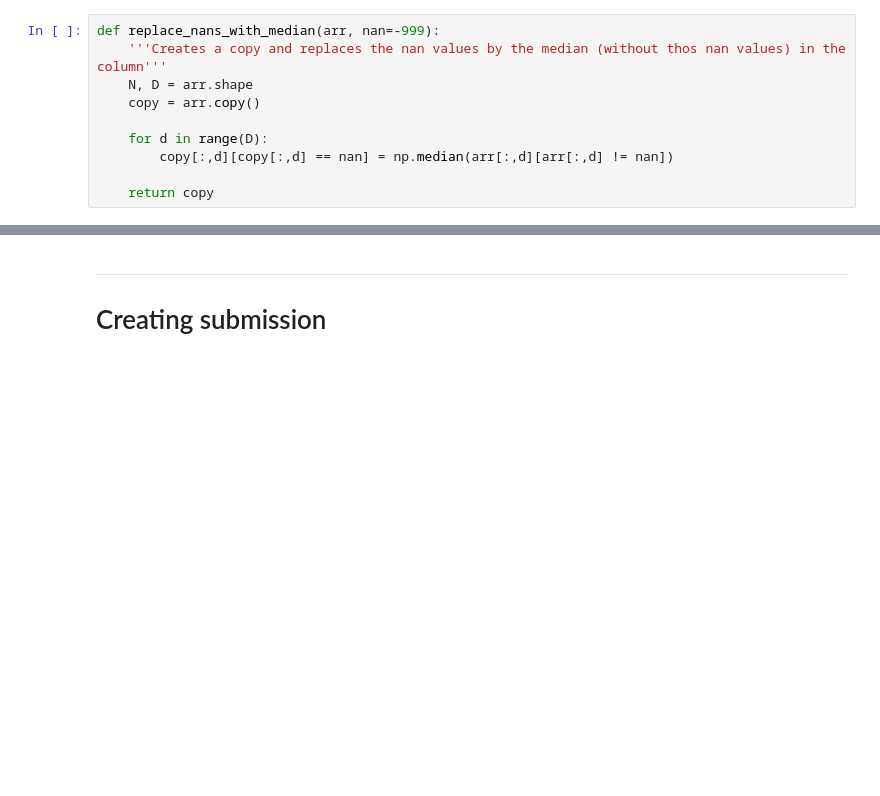
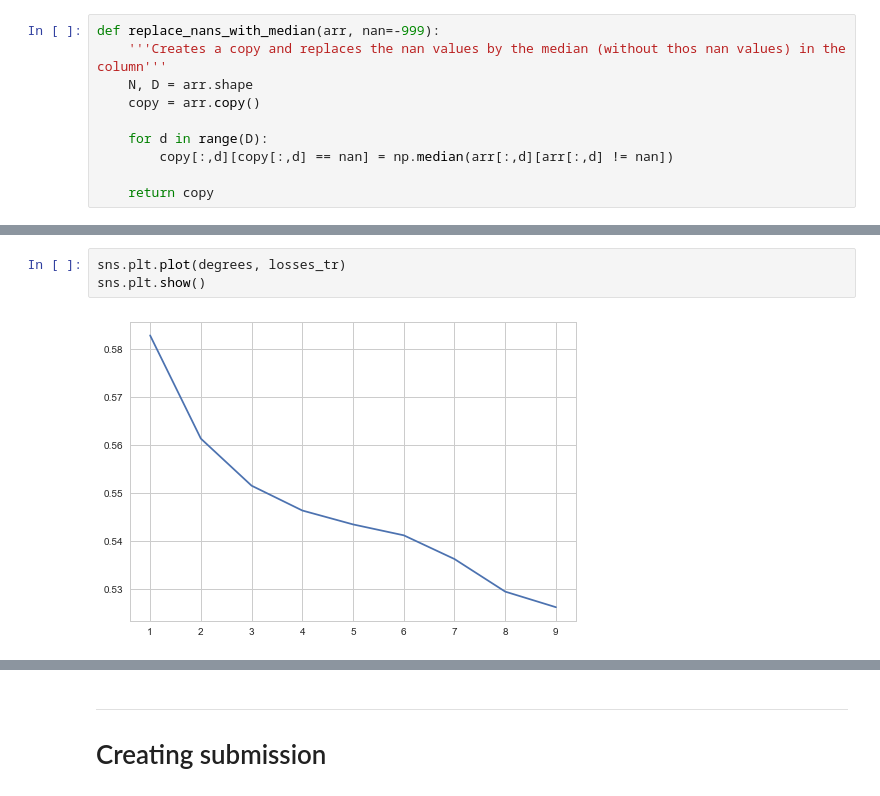
Before and after one commit to PaulQbFeng/MIT_ML_Project, a Jupyter notebook: thibaud work/Thibaud functions.ipynb, the cells around one changed output, grey strips where cells are left out. Saved outputs shown, nothing was run; the diff lists cells and outputs as text; blank space fills up the shorter version.

```diff
--- a/thibaud work/Thibaud functions.ipynb
+++ b/thibaud work/Thibaud functions.ipynb
@@ -486,0 +428,5 @@ Ratio:  0.804576
+# %%
+sns.plt.plot(degrees, losses_tr)
+sns.plt.show()
+# %% [output]
+[figure, added]
```
Also changed, not shown: parts of 73 cells of this notebook, 9 other files.
